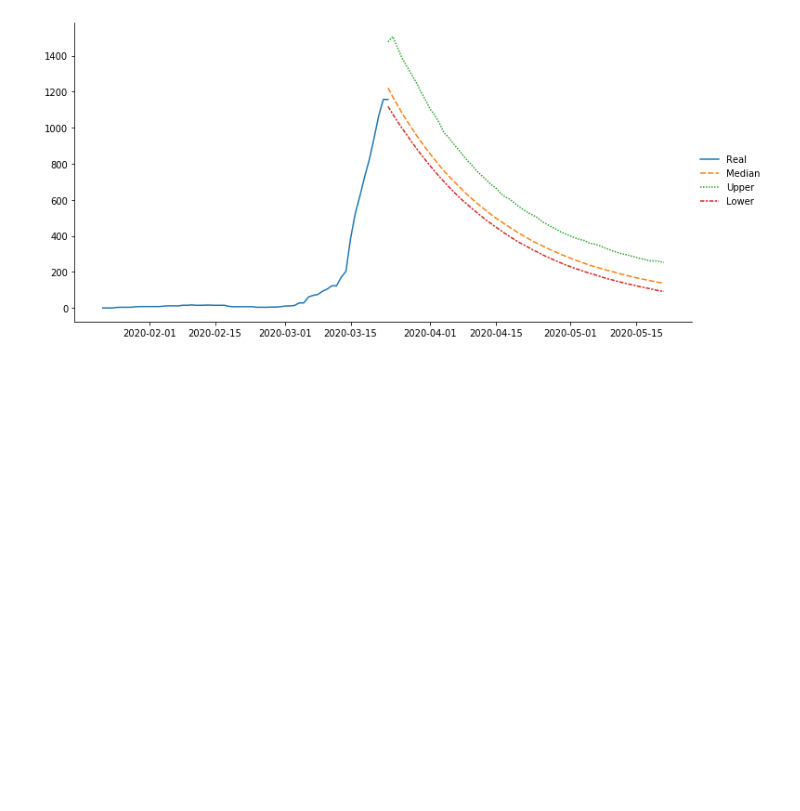
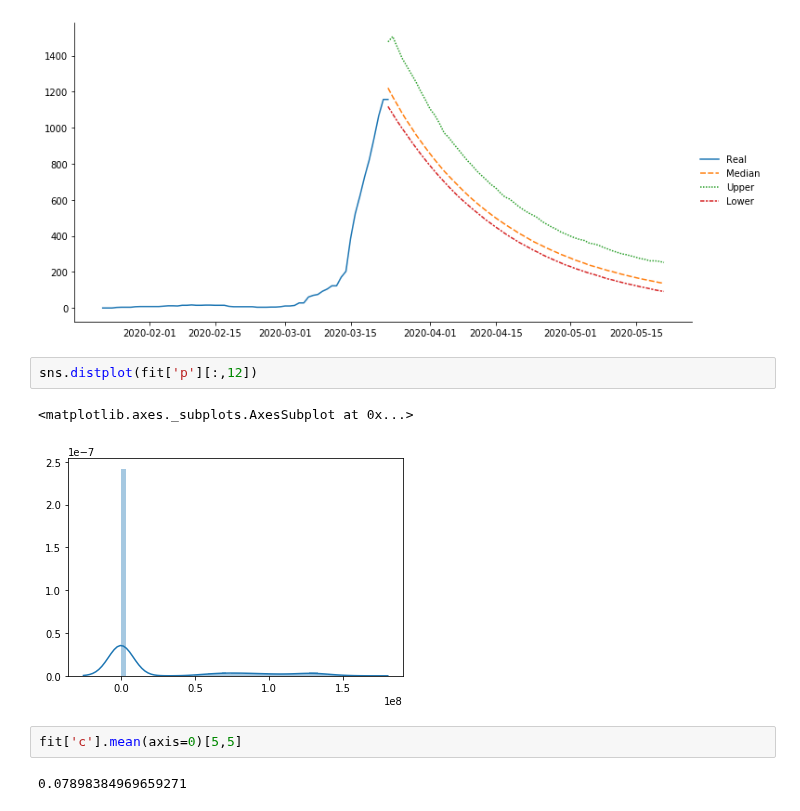
Before and after one commit to yoriyuki/COVID-19, a Jupyter notebook: prediction/COVID-19.ipynb, the cells around one changed output. Saved outputs shown, nothing was run; the diff lists cells and outputs as text; blank space fills up the shorter version.

```diff
--- a/prediction/COVID-19.ipynb
+++ b/prediction/COVID-19.ipynb
@@ -266,3 +266,12 @@ draw_infected(fit, recent, 60, 'Canada')
 draw_infected(fit, recent, 60, 'Malaysia')
 # %% [output]
 [figure]
+# %%
+sns.distplot(fit['p'][:,12])
+# %% [output]
+<matplotlib.axes._subplots.AxesSubplot at 0x...>
+[figure, added]
+# %%
+fit['c'].mean(axis=0)[5,5]
+# %% [output]
+0.07898384969659271
```
Also changed, not shown: parts of 1 cell of this notebook.
